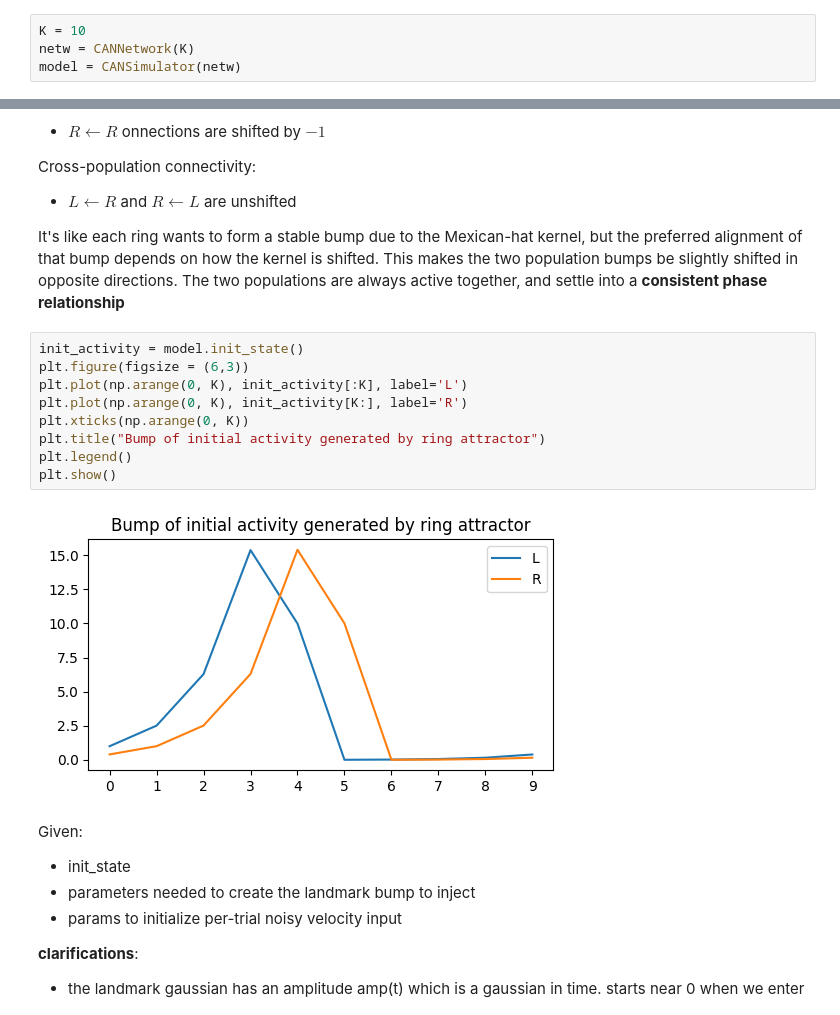
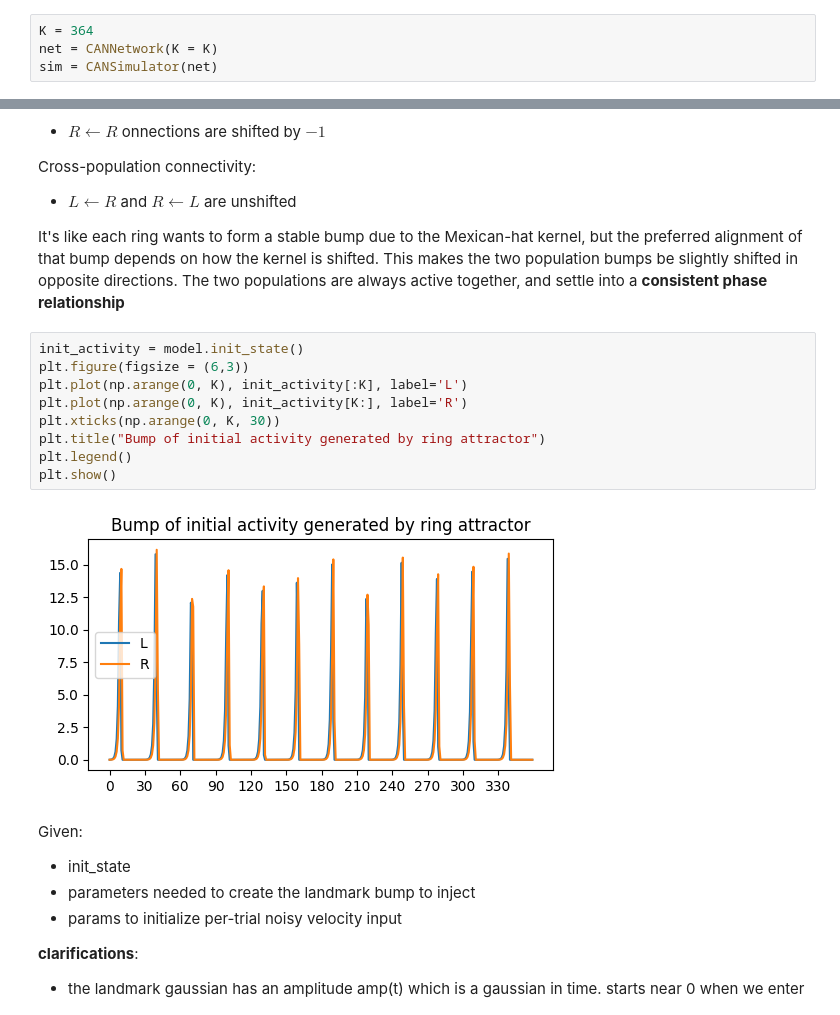
Before and after one commit to claramont/mental-navigation, a Jupyter notebook: src/mental_navigation/CAN/CAN_notebook.ipynb, the cells around one changed output, grey strips where cells are left out. Cells and saved outputs as stored; diff of their text form.

```diff
--- a/src/mental_navigation/CAN/CAN_notebook.ipynb
+++ b/src/mental_navigation/CAN/CAN_notebook.ipynb
@@ -265,4 +231,4 @@ netw = CANNetwork(K=10)
 # %%
-K = 10
-netw = CANNetwork(K)
-model = CANSimulator(netw)
+K = 364
+net = CANNetwork(K = K)
+sim = CANSimulator(net)
@@ -300,14 +311,14 @@ It's like each ring wants to form a stable bump due to the Mexican-hat kernel, b
 # %%
 init_activity = model.init_state()
 plt.figure(figsize = (6,3))
 plt.plot(np.arange(0, K), init_activity[:K], label='L')
 plt.plot(np.arange(0, K), init_activity[K:], label='R')
-plt.xticks(np.arange(0, K))
+plt.xticks(np.arange(0, K, 30))
 plt.title("Bump of initial activity generated by ring attractor")
 plt.legend()
 plt.show()
 # %% [output]
-[figure, old version]
+[figure, new version]
 # %% [markdown]
 Given:
 - init_state
```
Also changed, not shown: parts of 24 cells of this notebook, 2 other files.
